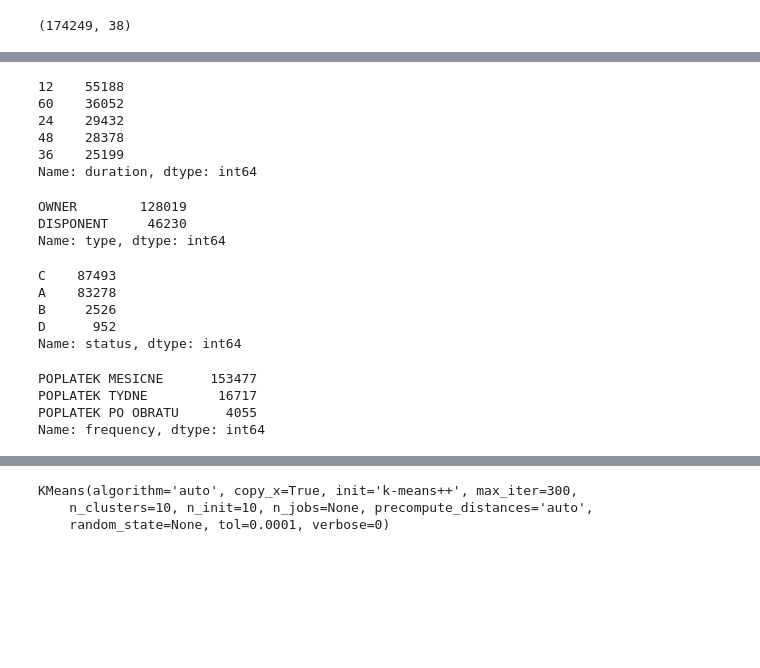
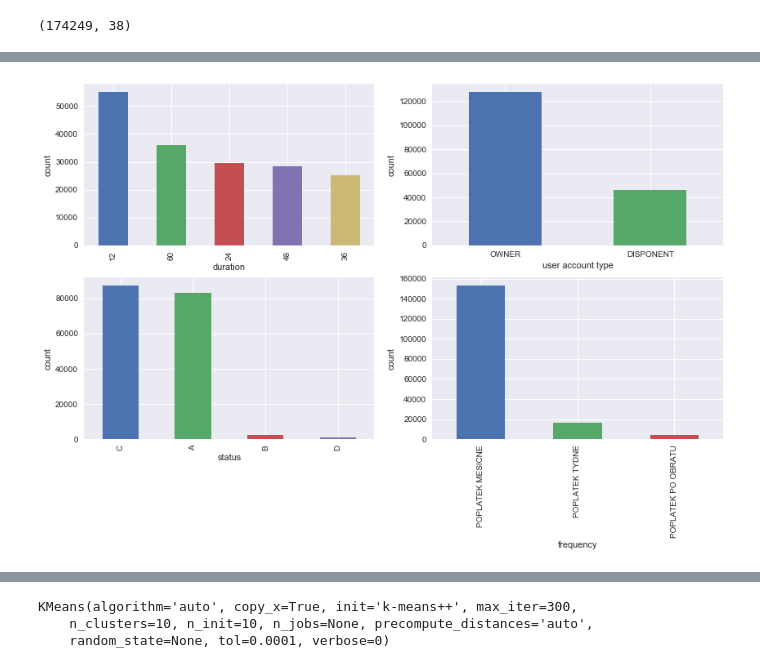
Before and after one commit to Nik8x/Anti_money_Laundering, a Jupyter notebook: AML_Transaction.ipynb, the cells around one changed output, grey strips where cells are left out. Cells and saved outputs as stored; diff of their text form; code cells hidden in the pictures; blank space fills up the shorter version.

```diff
--- a/AML_Transaction.ipynb
+++ b/AML_Transaction.ipynb
@@ -294,34 +300,30 @@ data_cat.head()
 | 2 | 5891 | 6202 | 12 | A | 38118 | EF | 95617645 | 1736950 | 54 | ... |
 | 3 | 5891 | 6202 | 12 | A | 38118 | EF | 95617645 | 3673340 | 54 | ... |
 | 4 | 5891 | 6202 | 12 | A | 38118 | EF | 95617645 | 1736610 | 54 | ... |
-# %%
-data_cat.duration.value_counts()
-# %% [output]
-12    55188
-60    36052
-24    29432
-48    28378
-36    25199
-Name: duration, dtype: int64
-# %%
-data_cat.type.value_counts()
-# %% [output]
-OWNER        128019
-DISPONENT     46230
-Name: type, dtype: int64
-# %%
-data_cat.status.value_counts()
-# %% [output]
-C    87493
-A    83278
-B     2526
-D      952
-Name: status, dtype: int64
-# %%
-data_cat.frequency.value_counts()
-# %% [output]
-POPLATEK MESICNE      153477
-POPLATEK TYDNE         16717
-POPLATEK PO OBRATU      4055
-Name: frequency, dtype: int64
+# %%
+plt.figure(figsize = (14, 8))
+plt.subplot(2, 2, 1)
+data_cat.duration.value_counts().plot.bar()
+plt.xlabel('duration')
+plt.ylabel('count')
+
+plt.subplot(2, 2, 2)
+data_cat.type.value_counts().plot.bar()
+plt.xlabel('user account type')
+plt.ylabel('count')
+plt.xticks(rotation = 0)
+
+plt.subplot(2, 2, 3)
+data_cat.status.value_counts().plot.bar()
+plt.xlabel('status')
+plt.ylabel('count')
+
+plt.subplot(2, 2, 4)
+data_cat.frequency.value_counts().plot.bar()
+plt.xlabel('frequency')
+plt.ylabel('count')
+
+plt.show()
+# %% [output]
+[figure, added]
 # %%
```
Also changed, not shown: parts of 139 cells of this notebook.
